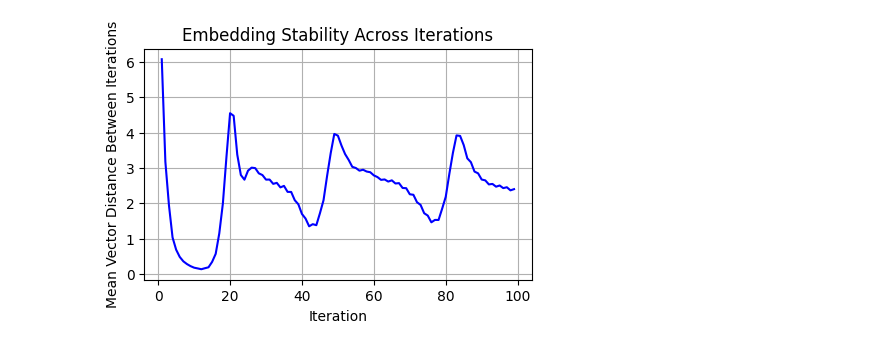
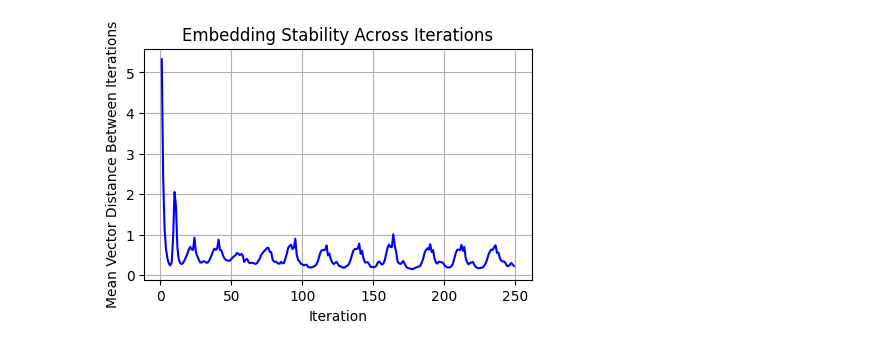
Before and after one commit to jsmnlao/Word-Embeddings-and-Bloom-Filters, a Jupyter notebook: iteration_data.ipynb, the cells around one changed output. Saved outputs shown, nothing was run; the diff lists cells and outputs as text; code cells hidden in the pictures.

```diff
--- a/iteration_data.ipynb
+++ b/iteration_data.ipynb
@@ -2,33 +2,33 @@
 import json
 import numpy as np
 import matplotlib.pyplot as plt
 
 # Load all embedding files
 embeddings = []
-for i in range(100):
+for i in range(0, 500, 2):
     with open(f'data/iterative_vectors/{i}.json', 'r') as f:
         embeddings.append(json.load(f))
 words = embeddings[0].keys()
 # Calculate average deviation between consecutive iterations
 deviations = []
 for i in range(len(embeddings)-1):
     distances = []
     for word in words:
         vec1 = np.array(embeddings[i][word])
         vec2 = np.array(embeddings[i+1][word])
         distance = np.linalg.norm(vec1 - vec2)
         distances.append(distance)
 
     # Store average deviation for this iteration
     deviations.append(np.mean(distances))
 
 # Plot the results
 plt.figure(figsize=(5, 3))
-plt.plot(range(1, 100), deviations, 'b-')
+plt.plot(range(1, 250), deviations, 'b-')
 plt.xlabel('Iteration')
 plt.ylabel('Mean Vector Distance Between Iterations')
 plt.title('Embedding Stability Across Iterations')
 plt.grid(True)
 plt.show()
 # %% [output]
-[figure, old version]
+[figure, new version]
```
Also changed, not shown: parts of 2 cells of this notebook, 3 other files.
